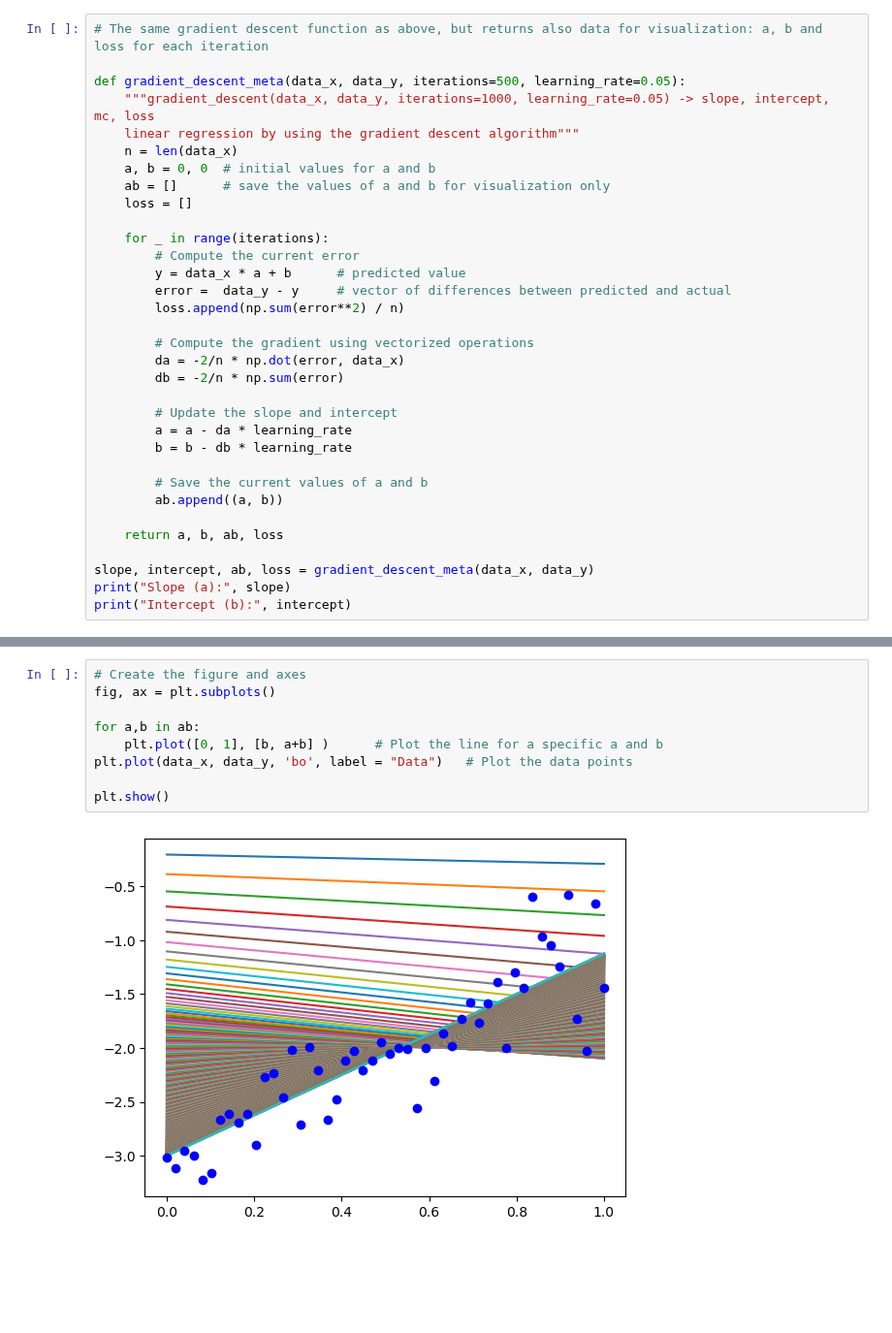
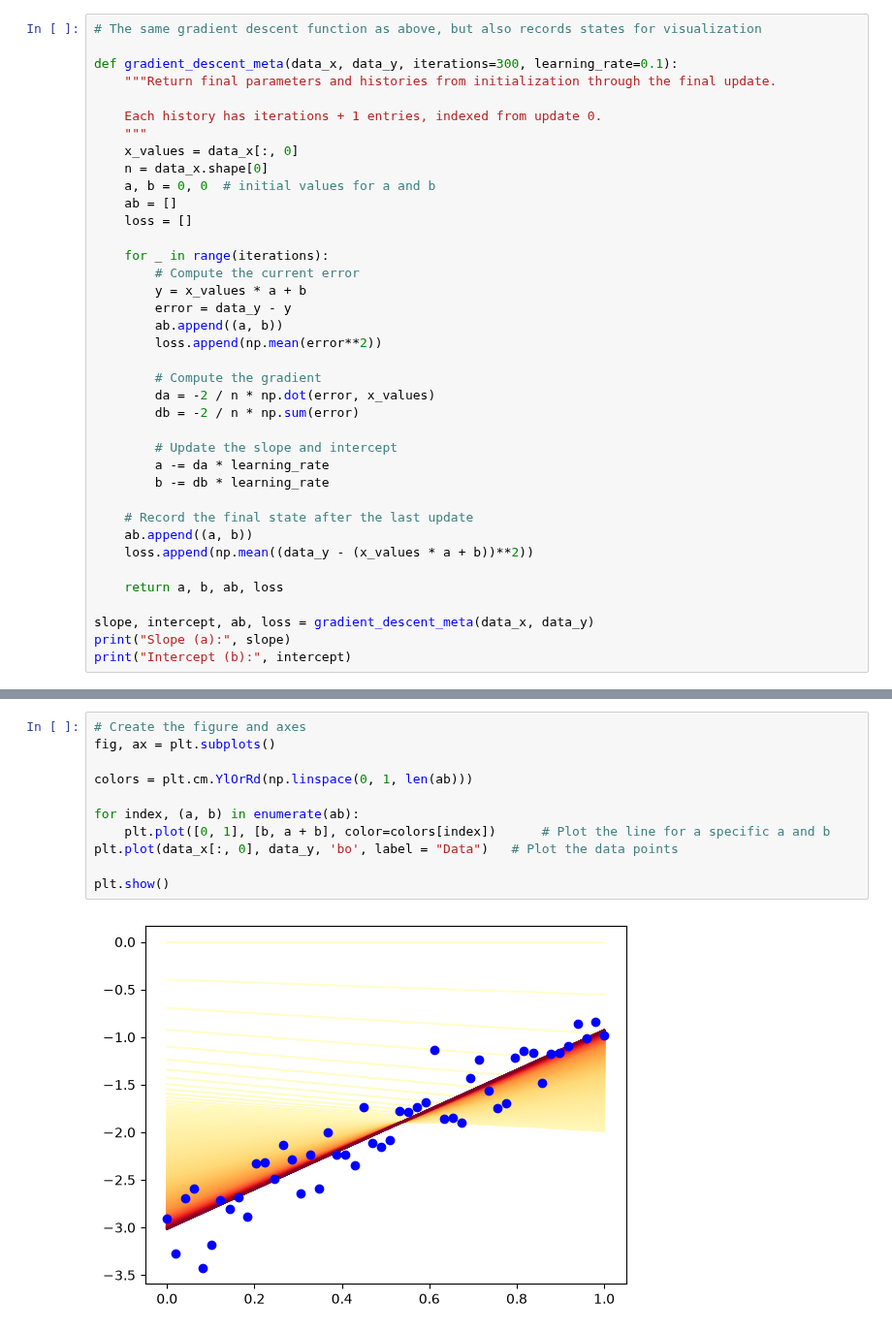
Before and after one commit to petraknovak/ml-from-concepts-to-code, a Jupyter notebook: 07_sgd/conceptual/gradient_descent.ipynb, the cells around one changed output, grey strips where cells are left out. Shown at 97% size. Drawn from its saved outputs; the diff is of its cells as text; blank space fills up the shorter version.

```diff
--- a/07_sgd/conceptual/gradient_descent.ipynb
+++ b/07_sgd/conceptual/gradient_descent.ipynb
@@ -272,30 +310,35 @@ We will visualize:
 # %%
-# The same gradient descent function as above, but returns also data for visualization: a, b and loss for each iteration
+# The same gradient descent function as above, but also records states for visualization
 
-def gradient_descent_meta(data_x, data_y, iterations=500, learning_rate=0.05):
-    """gradient_descent(data_x, data_y, iterations=1000, learning_rate=0.05) -> slope, intercept, mc, loss
-    linear regression by using the gradient descent algorithm"""
-    n = len(data_x)
+def gradient_descent_meta(data_x, data_y, iterations=300, learning_rate=0.1):
+    """Return final parameters and histories from initialization through the final update.
+
+    Each history has iterations + 1 entries, indexed from update 0.
+    """
+    x_values = data_x[:, 0]
+    n = data_x.shape[0]
     a, b = 0, 0  # initial values for a and b
-    ab = []      # save the values of a and b for visualization only
+    ab = []
     loss = []
 
     for _ in range(iterations):
         # Compute the current error
-        y = data_x * a + b      # predicted value
-        error =  data_y - y     # vector of differences between predicted and actual
-        loss.append(np.sum(error**2) / n)
+        y = x_values * a + b
+        error = data_y - y
+        ab.append((a, b))
+        loss.append(np.mean(error**2))
 
-        # Compute the gradient using vectorized operations
-        da = -2/n * np.dot(error, data_x)
-        db = -2/n * np.sum(error)
+        # Compute the gradient
+        da = -2 / n * np.dot(error, x_values)
+        db = -2 / n * np.sum(error)
 
         # Update the slope and intercept
-        a = a - da * learning_rate
-        b = b - db * learning_rate
+        a -= da * learning_rate
+        b -= db * learning_rate
 
-        # Save the current values of a and b
-        ab.append((a, b))
+    # Record the final state after the last update
+    ab.append((a, b))
+    loss.append(np.mean((data_y - (x_values * a + b))**2))
 
     return a, b, ab, loss
 
@@ -343,12 +384,14 @@ df
 # %%
 # Create the figure and axes
 fig, ax = plt.subplots()
 
-for a,b in ab:
-    plt.plot([0, 1], [b, a+b] )      # Plot the line for a specific a and b
-plt.plot(data_x, data_y, 'bo', label = "Data")   # Plot the data points
+colors = plt.cm.YlOrRd(np.linspace(0, 1, len(ab)))
+
+for index, (a, b) in enumerate(ab):
+    plt.plot([0, 1], [b, a + b], color=colors[index])      # Plot the line for a specific a and b
+plt.plot(data_x[:, 0], data_y, 'bo', label = "Data")   # Plot the data points
 
 plt.show()
 # %% [output]
-[figure, old version]
+[figure, new version]
 # %% [markdown]
```
Also changed, not shown: parts of 33 cells of this notebook.
